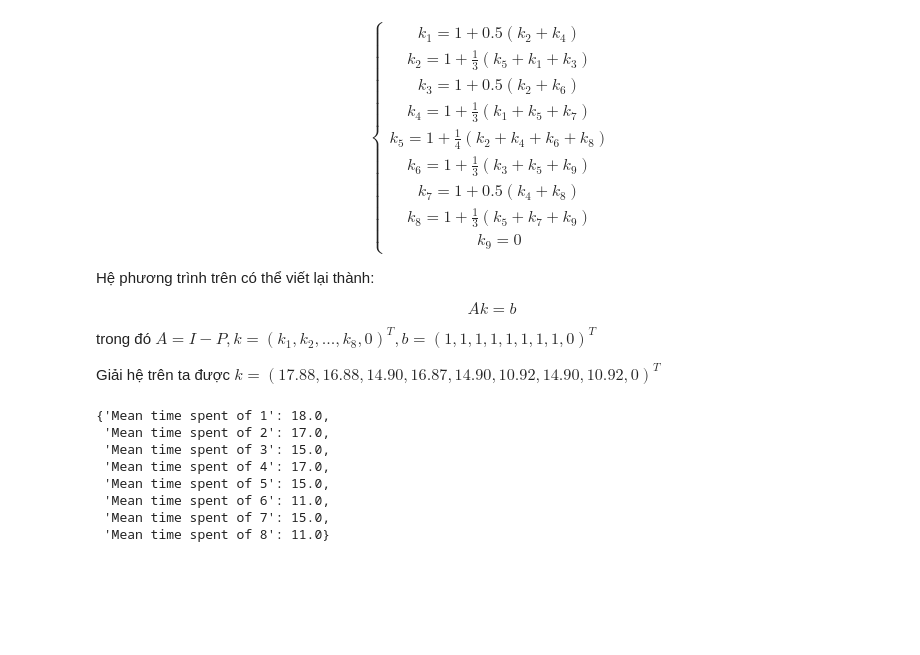
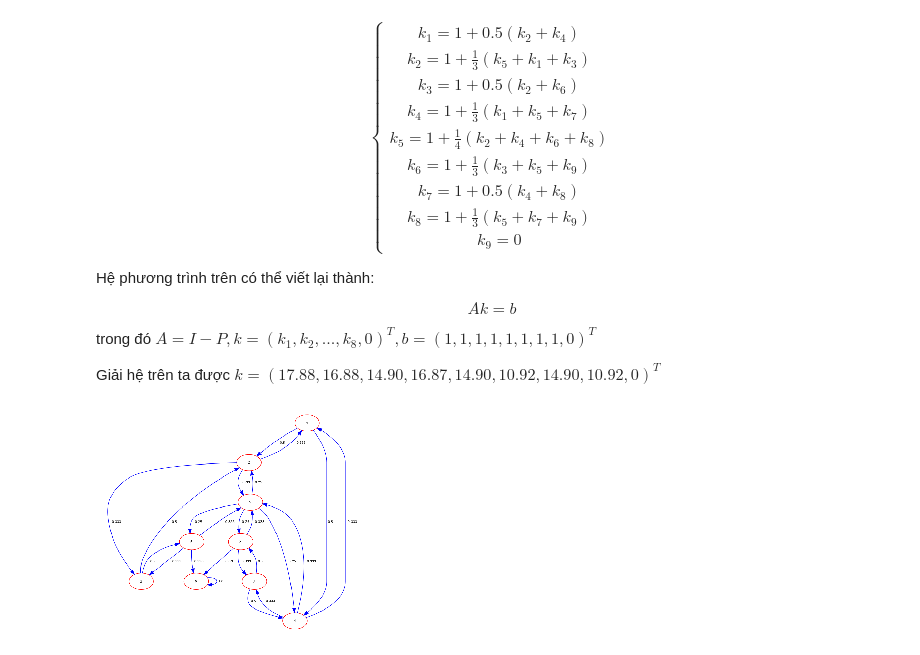
Before and after one commit to jurgendn/processviz, a Jupyter notebook: Assignment 5.ipynb, the cells around one changed output. Cells and saved outputs as stored; diff of their text form; code cells hidden in the pictures; blank space fills up the shorter version.

```diff
--- a/Assignment 5.ipynb
+++ b/Assignment 5.ipynb
@@ -249,13 +249,6 @@ Giải hệ trên ta được $k = (17.88, 16.88, 14.90, 16.87, 14.90,
 # %%
 G3 = pvz.MarkovChain()
 G3.from_file('./ass5/input_2.csv')
-G3.get_mean_time(["9"])
+G3.generate_graph()
 # %% [output]
-{'Mean time spent of 1': 18.0,
- 'Mean time spent of 2': 17.0,
- 'Mean time spent of 3': 15.0,
- 'Mean time spent of 4': 17.0,
- 'Mean time spent of 5': 15.0,
- 'Mean time spent of 6': 11.0,
- 'Mean time spent of 7': 15.0,
- 'Mean time spent of 8': 11.0}
+[figure, added]
```
Also changed, not shown: parts of 4 cells of this notebook, 5 other files.
